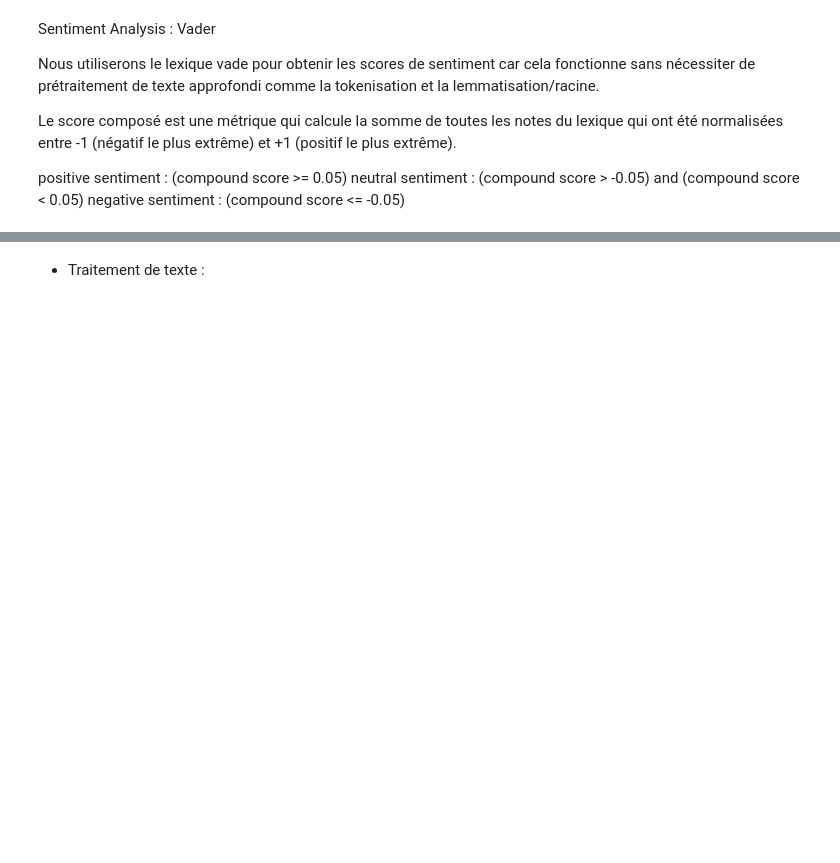
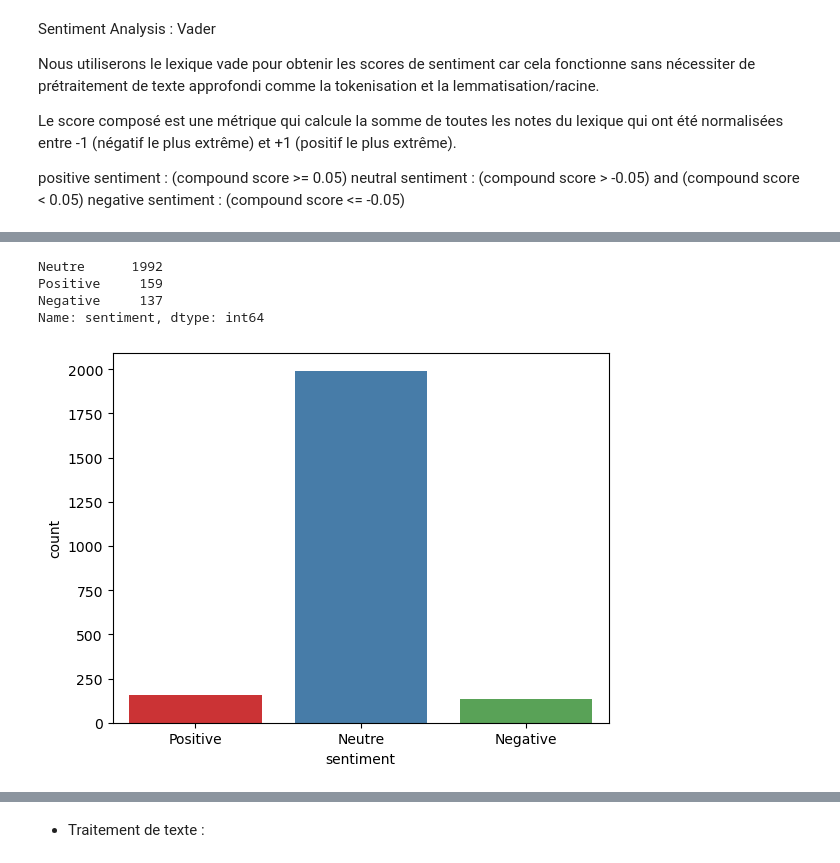
Before and after one commit to dataforgoodfr/quotaclimat, a Jupyter notebook: notebooks/NLP_sitemaps/nlp.ipynb, the cells around one changed output, grey strips where cells are left out. Saved outputs shown, nothing was run; the diff lists cells and outputs as text; code cells hidden in the pictures; blank space fills up the shorter version.

```diff
--- a/notebooks/NLP_sitemaps/nlp.ipynb
+++ b/notebooks/NLP_sitemaps/nlp.ipynb
@@ -357,0 +382,13 @@ plt.show()
+# %%
+# Sentiment
+def Sentiment(row):
+    if row["score"] >= 0.05 :
+        sentiment = "Positive"
+    elif row["score"] <= -0.05 :
+        sentiment = "Negative"
+
+    else:
+        sentiment = "Neutre"
+
+    return sentiment
+df_climat['sentiment'] = df_climat.apply(lambda row: Sentiment(row),axis=1)
@@ -357,0 +411,9 @@ plt.show()
+# %%
+sns.countplot(x="sentiment", data=df_climat, palette="Set1")
+print(df_climat.sentiment.value_counts())
+# %% [output]
+Neutre      1992
+Positive     159
+Negative     137
+Name: sentiment, dtype: int64
+[figure, added]
```
Also changed, not shown: parts of 41 cells of this notebook.
